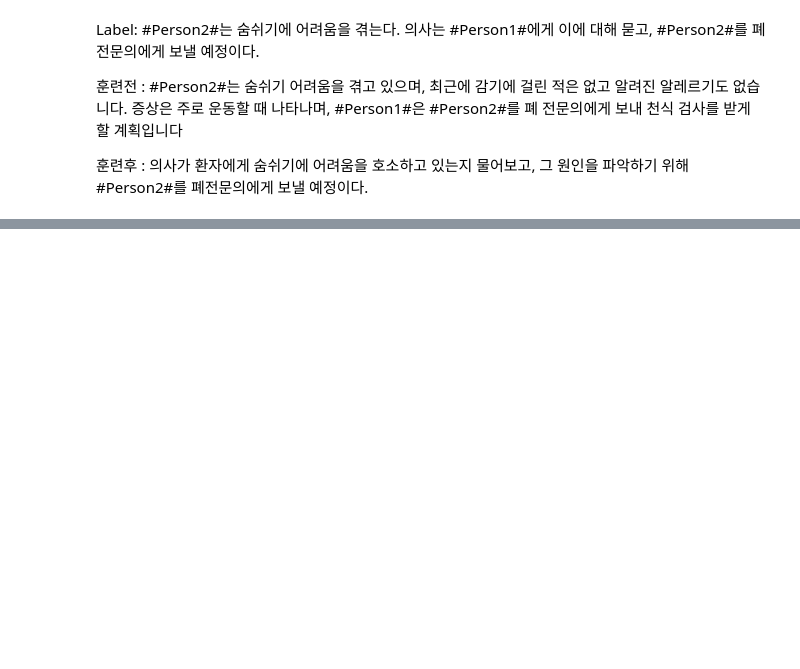
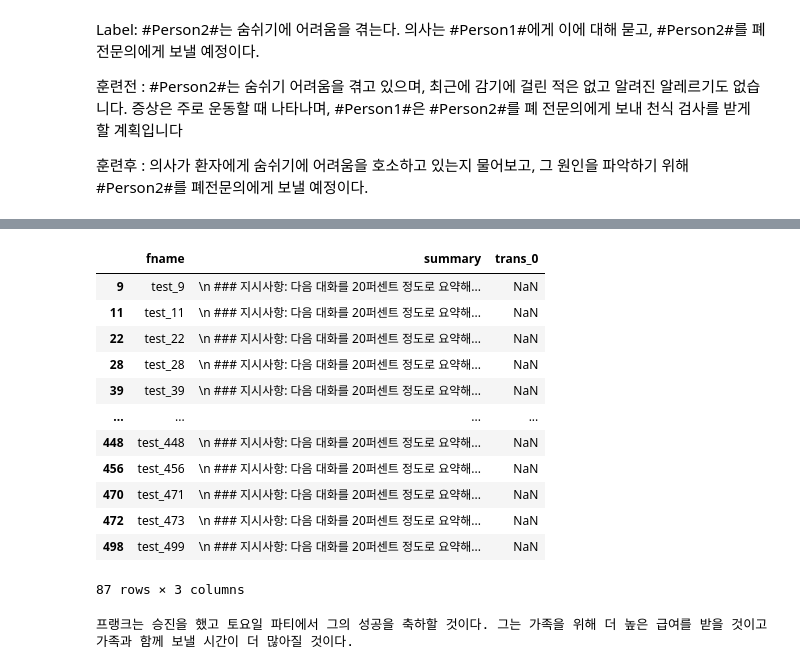
Before and after one commit to UpstageAILab3/upstage-nlp-summarization-nlp2-pub, a Jupyter notebook: yanolza3.ipynb, the cells around one changed output, grey strips where cells are left out. Cells and saved outputs as stored; diff of their text form; code cells hidden in the pictures; blank space fills up the shorter version.

```diff
--- a/yanolza3.ipynb
+++ b/yanolza3.ipynb
@@ -253,0 +1110,4 @@ print(generated_text[len(prompt):])
+# %%
+for index, row in predictions.iterrows():
+    print(row['summary'])
+    break
@@ -253,0 +1132,4 @@ print(generated_text[len(prompt):])
+# %%
+for index, row in test_df.iterrows():
+    print(row['dialogue'])
+    break
@@ -253,0 +1158,2 @@ print(generated_text[len(prompt):])
+# %%
+copied_predictions = predictions.copy()
@@ -253,0 +1162,16 @@ print(generated_text[len(prompt):])
+# %%
+copied_predictions['trans_0'] = np.nan  # 초기값을 null로 설정
+
+# 전처리 로직
+for idx, row in copied_predictions.iterrows():
+    summary = row['summary']
+
+    # '### 응답:' 또는 '### 출력:'이 있는지 확인하고 추출
+    if '### 응답:' in summary:
+        copied_predictions.at[idx, 'trans_0'] = summary.split('### 응답:')[1].strip()
+    elif '### 출력:' in summary:
+        copied_predictions.at[idx, 'trans_0'] = summary.split('### 출력:')[1].strip()
+    # '### 응답:' 또는 '### 출력:'이 없으면 trans_0을 NaN으로 유지 (아무 것도 안함)
+
+# 결과 확인
+print(copied_predictions[['summary', 'trans_0']])
@@ -253,0 +1196,16 @@ print(generated_text[len(prompt):])
+# %%
+copied_predictions[copied_predictions['trans_0'].isnull()]
+# %% [output]
+|  | fname | summary | trans_0 |
+| 9 | test_9 | \n ### 지시사항: 다음 대화를 20퍼센트 정도로 요약해... | NaN |
+| 11 | test_11 | \n ### 지시사항: 다음 대화를 20퍼센트 정도로 요약해... | NaN |
+| 22 | test_22 | \n ### 지시사항: 다음 대화를 20퍼센트 정도로 요약해... | NaN |
+| 28 | test_28 | \n ### 지시사항: 다음 대화를 20퍼센트 정도로 요약해... | NaN |
+| 39 | test_39 | \n ### 지시사항: 다음 대화를 20퍼센트 정도로 요약해... | NaN |
+| ... | ... | ... | ... |
+| 448 | test_448 | \n ### 지시사항: 다음 대화를 20퍼센트 정도로 요약해... | NaN |
+| 456 | test_456 | \n ### 지시사항: 다음 대화를 20퍼센트 정도로 요약해... | NaN |
+| 470 | test_471 | \n ### 지시사항: 다음 대화를 20퍼센트 정도로 요약해... | NaN |
+| 472 | test_473 | \n ### 지시사항: 다음 대화를 20퍼센트 정도로 요약해... | NaN |
+| 498 | test_499 | \n ### 지시사항: 다음 대화를 20퍼센트 정도로 요약해... | NaN |
+87 rows × 3 columns
@@ -253,0 +1214,4 @@ print(generated_text[len(prompt):])
+# %%
+print(copied_predictions.iloc[498]['trans_0'])
+# %% [output]
+프랭크는 승진을 했고 토요일 파티에서 그의 성공을 축하할 것이다. 그는 가족을 위해 더 높은 급여를 받을 것이고 가족과 함께 보낼 시간이 더 많아질 것이다.
```
Also changed, not shown: parts of 74 cells of this notebook, 2 other files.
